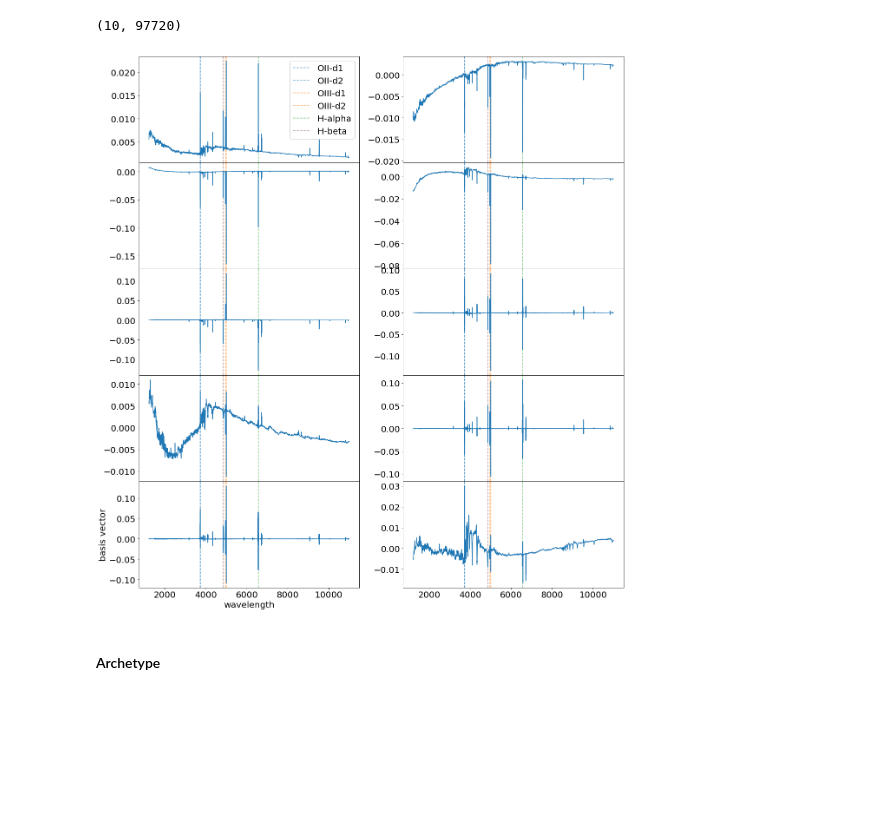
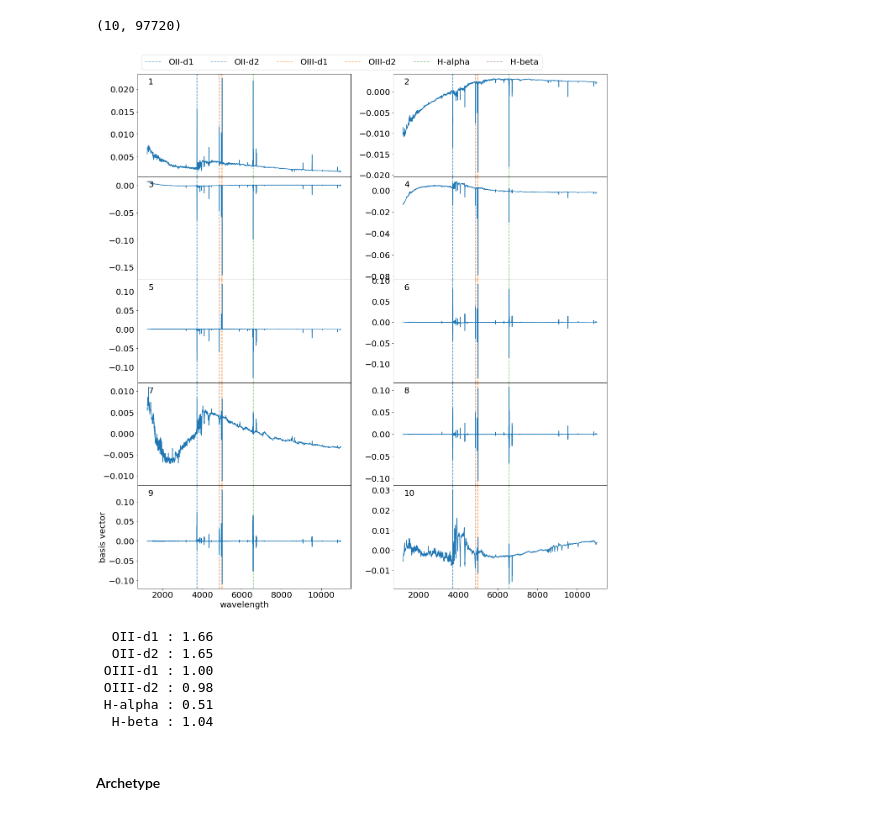
Before and after one commit to Yucheng-Zhang/desi_nbs, a Jupyter notebook: pokemon/rr_templates.ipynb, the cells around one changed output. Drawn from its saved outputs; the diff is of its cells as text; code cells hidden in the pictures; blank space fills up the shorter version.

```diff
--- a/pokemon/rr_templates.ipynb
+++ b/pokemon/rr_templates.ipynb
@@ -71,24 +71,42 @@ bv.shape
 # %%
 # plot the basis vectors
 
 nrow = int(np.ceil(bv.shape[0]/2))
 fig, axs = plt.subplots(nrow, 2, figsize=(20,4.5*nrow), sharex='col')
 plt.subplots_adjust(hspace=0)
 
 for i in range(bv.shape[0]):
     # plot a few emission lines
     for e in emls.keys():
         axs[i//2, i%2].axvline(emls[e], label=e, c=eml_colors[e], alpha=0.6, ls='--')
     if i == 0:
-        axs[i//2, i%2].legend(loc='upper right')
+        axs[i//2, i%2].legend(ncol=len(emls), bbox_to_anchor=(0, 1), loc='lower left')
     axs[i//2, i%2].plot(wave, bv[i], alpha=1)
+    axs[i//2, i%2].text(0.05, 0.9, str(i+1), transform=axs[i//2, i%2].transAxes)
+#     axs[i//2, i%2].set_xlim(3700, 3750) # OII
+#     axs[i//2, i%2].set_xlim(4940, 5025) # OIII
+#     axs[i//2, i%2].set_xlim(4835, 4885) # H-beta
+#     axs[i//2, i%2].set_xlim(3500, 6800)
 
 axs[nrow-1, 0].set_xlabel('wavelength')
 axs[nrow-1, 0].set_ylabel('basis vector')
 
+plt.savefig('../figures/bv_galaxy.pdf')
 plt.show()
 # %% [output]
-[figure, old version]
+[figure, new version]
+# %%
+# emission lines max z limited by max survey wavelength
+max_wavelength = 9900
+for e in emls.keys():
+    print('{:>8s} : {:.2f}'.format(e, max_wavelength/emls[e]-1))
+# %% [output]
+  OII-d1 : 1.66
+  OII-d2 : 1.65
+ OIII-d1 : 1.00
+ OIII-d2 : 0.98
+ H-alpha : 0.51
+  H-beta : 1.04
 # %% [markdown]
 #### Archetype
 # %%
```
Also changed, not shown: parts of 1 cell of this notebook, 5 other files.
